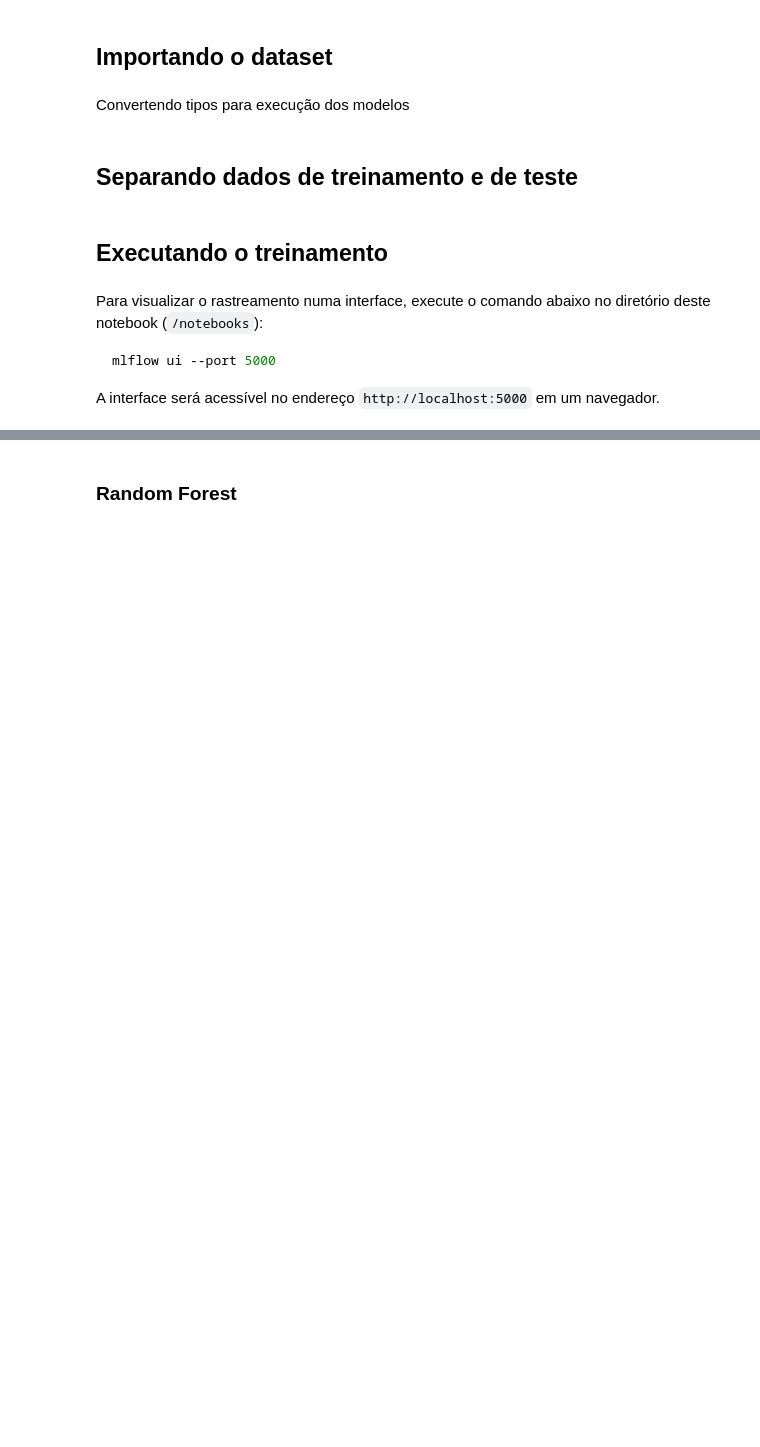
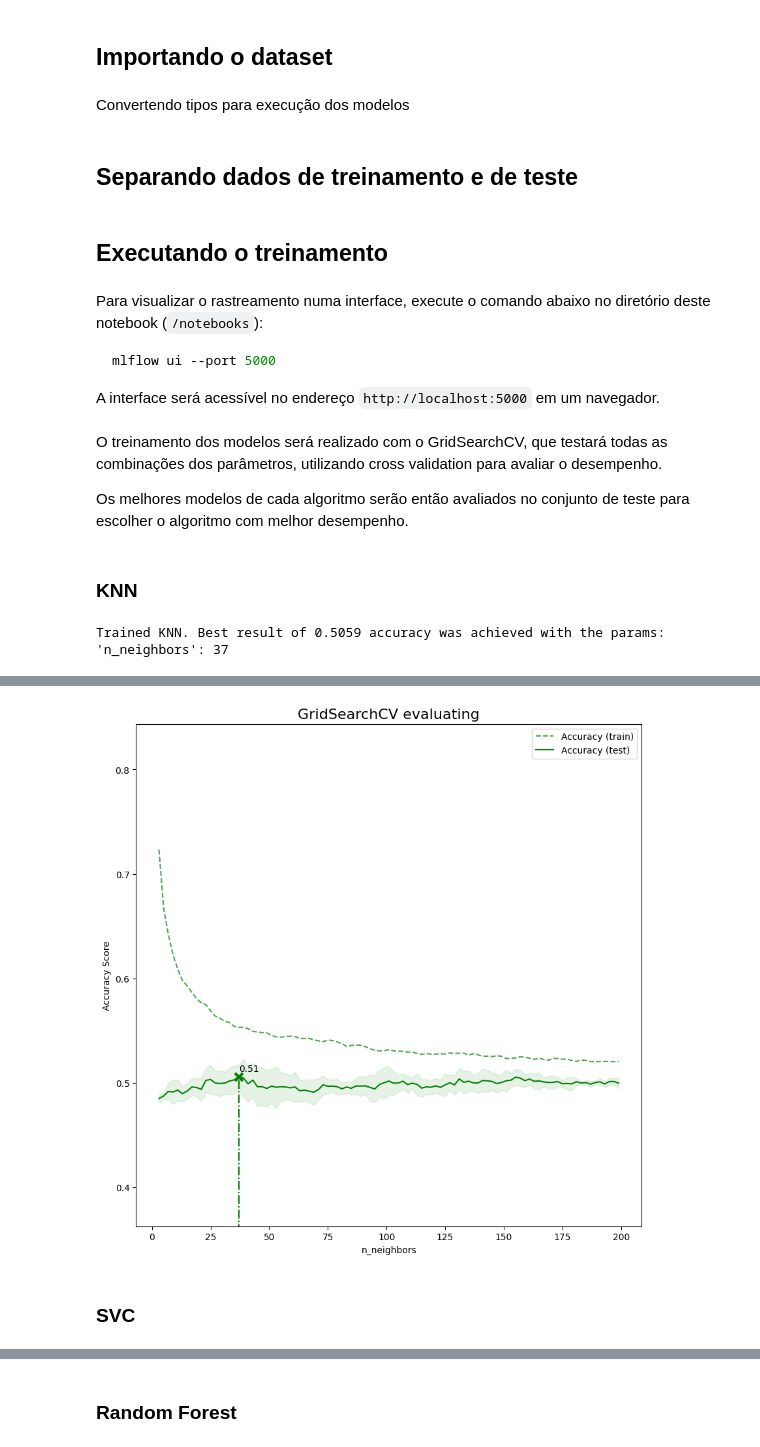
Before and after one commit to Vinicius-resende-cin/intro-dados, a Jupyter notebook: notebooks/ChessGames_class.ipynb, the cells around one changed output, grey strips where cells are left out. Drawn from its saved outputs; the diff is of its cells as text; code cells hidden in the pictures; blank space fills up the shorter version.

Commit message:
Fix hyper-parameter tuning

````diff
--- a/notebooks/ChessGames_class.ipynb
+++ b/notebooks/ChessGames_class.ipynb
@@ -36,20 +57,22 @@ def mlflow_track(model, model_name: str, params: dict, metrics: dict):
 # %% [markdown]
 Definição do método para plotar resultados do treinamento de um modelo
 # %%
-def plot_grid_search(results: dict, param: str):
+def plot_grid_search(results: dict[str, np.ndarray], param: str):
     plt.figure(figsize=(10, 10))
     plt.title("GridSearchCV evaluating", fontsize=16)
 
-    plt.xlabel("min_samples_split")
+    plt.xlabel(param)
     plt.ylabel("Accuracy Score")
 
     # Get the regular numpy array from the MaskedArray
     X_axis = np.array(results["param_%s" % param].data, dtype=float)
 
     ax = plt.gca()
+
     for sample, style in (("train", "--"), ("test", "-")):
         sample_score_mean = results["mean_%s_score" % sample]
         sample_score_std = results["std_%s_score" % sample]
+
         ax.fill_between(
             X_axis,
             sample_score_mean - sample_score_std,
@@ -63,8 +86,11 @@ def plot_grid_search(results: dict, param: str):
             style,
             color='g',
             alpha=1 if sample == "test" else 0.7,
-            label="%s (%s)" % ("Accuracy", sample),
+            label="Accuracy (%s)" % sample,
         )
+
+    margins = ax.get_ylim()
+    ax.set_ylim(margins[0] - 0.1, margins[1] + 0.1)
 
     best_index = np.nonzero(results["rank_test_score"] == 1)[0][0]
     best_score = results["mean_test_score"][best_index]
@@ -92,7 +118,7 @@ def plot_grid_search(results: dict, param: str):
 # %% [markdown]
 Definição do método de treinamento e rastreamento do mlflow:
 # %%
-def mlflow_train_and_track(model_class, model_name, train_data: pd.DataFrame, target: str, param_grid: dict, params: dict = {}):
+def mlflow_train_and_track(model_class, model_name, train_data: pd.DataFrame, target: str, param_grid: dict, params: dict = {}, plot: bool = False):
     # Split the data labels and features
     train_x = train_data.drop([target], axis=1)
     train_y = train_data[[target]]
@@ -100,30 +126,32 @@ def mlflow_train_and_track(model_class, model_name, train_data: pd.DataFrame, ta
     # Train the model and track
     with mlflow.start_run(run_name=model_name):
         # Train the model with a grid search
+        # GridSearchCV will try all the combinations of the parameters, using cross-validation to evaluate the performance
         model = model_class(**params)
         gs = GridSearchCV(
             model,
             param_grid=param_grid,
-            n_jobs=2,
+            scoring="accuracy",
+            n_jobs=-1,
             return_train_score=True
         )
         gs.fit(train_x, train_y)
         results = gs.cv_results_
-        print(results[sorted(param_grid)[0]])
-        #scores = cross_val_score(model, train_x, train_y)
+
+        best_params = gs.best_params_
+        best_score = gs.best_score_
 
         # Print the results
-        print("Trained %s(%s)." %(model_name, str(params).strip("{}")))
-        #print("Results: %0.4f mean accuracy with a std of %0.4f" % (scores.mean(), scores.std()))
-
-        # Plot the grid search results of the first parameter
-        plot_grid_search(results, list(param_grid.keys())[0])
+        print("Trained %s. Best result of %0.4f accuracy was achieved with the params: %s" %(model_name, best_score, str(best_params).strip("{}")))
 
         # Log best model to MLflow
         best_model = gs.best_estimator_
-        best_params = gs.best_params_
-        best_score = gs.best_score_
-        mlflow_track(best_model, model_name, best_params, {"mean_accuracy": best_score.mean(), "std_accuracy": best_score.std()})
+        mlflow_track(best_model, model_name, best_params, {"mean_accuracy": best_score, "std_accuracy": best_score})
+
+        # Plot the grid search results of the first parameter
+        if (plot):
+            plot_param = list(param_grid.keys())[0]
+            plot_grid_search(results, plot_param)
 # %% [markdown]
 # Treinando os modelos
 # %% [markdown]
@@ -169,3 +197,17 @@ mlflow ui --port 5000
 ```
 
 A interface será acessível no endereço `http://localhost:5000` em um navegador.
+# %% [markdown]
+O treinamento dos modelos será realizado com o GridSearchCV, que testará todas as combinações dos parâmetros, utilizando cross validation para avaliar o desempenho.
+
+Os melhores modelos de cada algoritmo serão então avaliados no conjunto de teste para escolher o algoritmo com melhor desempenho.
+# %% [markdown]
+### KNN
+# %%
+from sklearn.neighbors import KNeighborsClassifier
+knn_param_grid = {
+    "n_neighbors": range(3, 200, 2)
+}
+mlflow_train_and_track(KNeighborsClassifier, 'KNN', train_data, 'winner', knn_param_grid, plot=True)
+# %% [output]
+Trained KNN. Best result of 0.5059 accuracy was achieved with the params: 'n_neighbors': 37
@@ -171,0 +216,3 @@ A interface será acessível no endereço `http://localhost:5000` em um navegado
+[figure, added]
+# %% [markdown]
+### SVC
````
Also changed, not shown: parts of 10 cells of this notebook.
